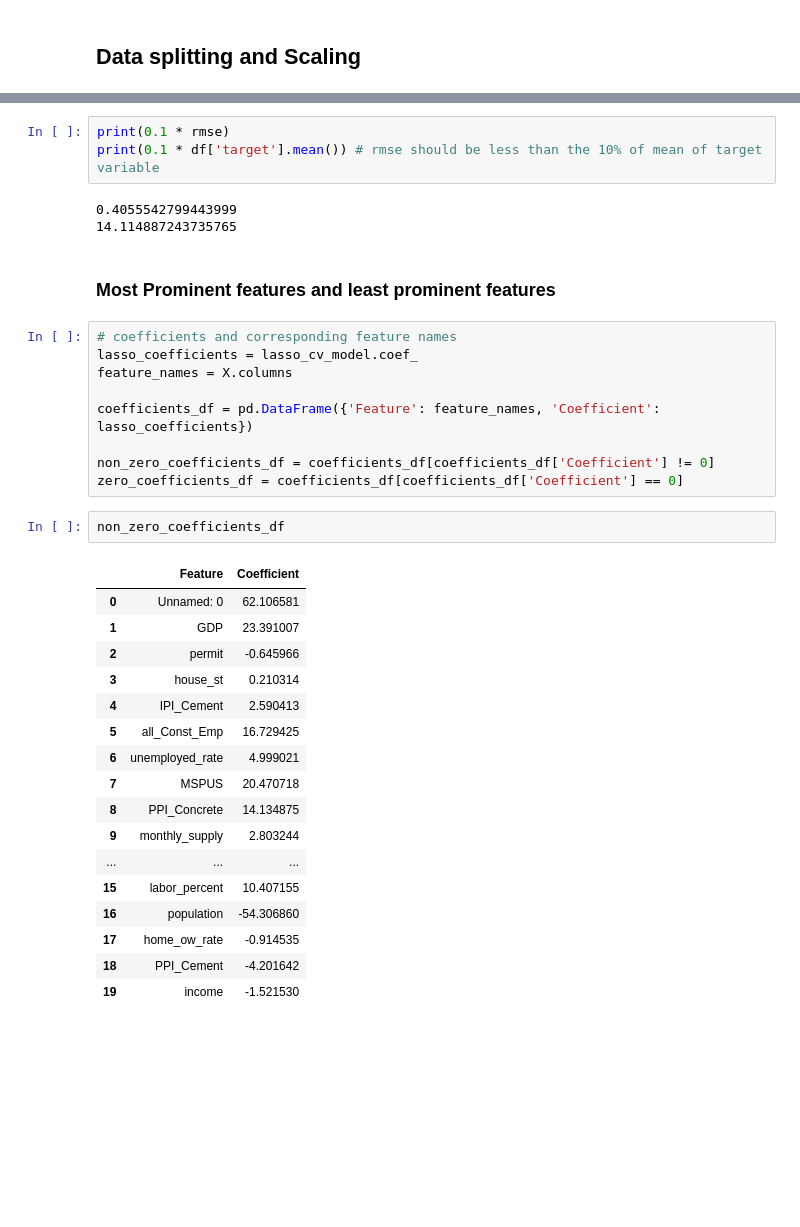
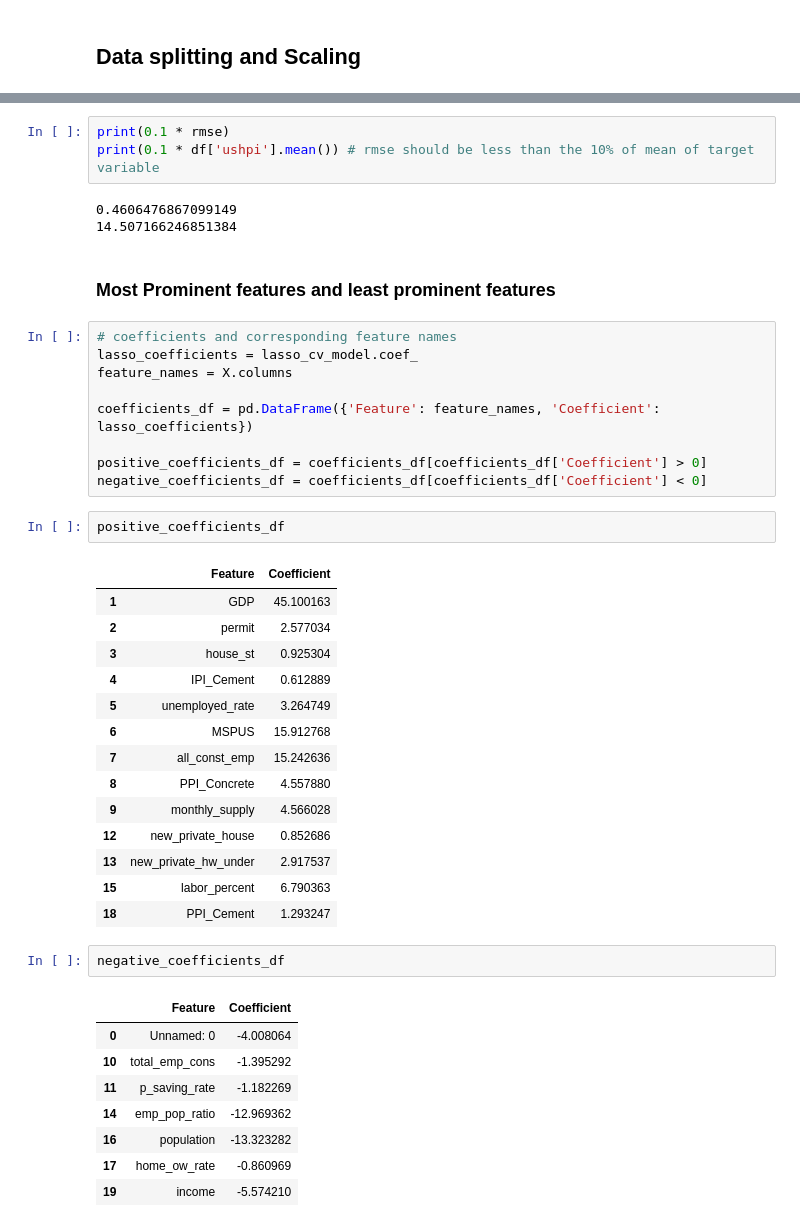
Before and after one commit to somyakmukherjee/US-Home-Price-Prediction, a Jupyter notebook: EDA_&_Modelling.ipynb, the cells around one changed output, grey strips where cells are left out. Saved outputs shown, nothing was run; the diff lists cells and outputs as text; blank space fills up the shorter version.

```diff
--- a/EDA_&_Modelling.ipynb
+++ b/EDA_&_Modelling.ipynb
@@ -464,9 +546,9 @@ Standard Deviation of R-squared: 0.0012
 # %%
 print(0.1 * rmse)
-print(0.1 * df['target'].mean()) # rmse should be less than the 10% of mean of target variable
+print(0.1 * df['ushpi'].mean()) # rmse should be less than the 10% of mean of target variable
 # %% [output]
-0.4055542799443999
-14.114887243735765
+0.4606476867099149
+14.507166246851384
 # %% [markdown]
 ### **Most Prominent features and least prominent features**
 # %%
@@ -476,28 +558,36 @@ feature_names = X.columns
 
 coefficients_df = pd.DataFrame({'Feature': feature_names, 'Coefficient': lasso_coefficients})
 
-non_zero_coefficients_df = coefficients_df[coefficients_df['Coefficient'] != 0]
-zero_coefficients_df = coefficients_df[coefficients_df['Coefficient'] == 0]
+positive_coefficients_df = coefficients_df[coefficients_df['Coefficient'] > 0]
+negative_coefficients_df = coefficients_df[coefficients_df['Coefficient'] < 0]
-# %%
-non_zero_coefficients_df
-# %% [output]
-|  | Feature | Coefficient |
-| 0 | Unnamed: 0 | 62.106581 |
-| 1 | GDP | 23.391007 |
-| 2 | permit | -0.645966 |
-| 3 | house_st | 0.210314 |
-| 4 | IPI_Cement | 2.590413 |
-| 5 | all_Const_Emp | 16.729425 |
-| 6 | unemployed_rate | 4.999021 |
-| 7 | MSPUS | 20.470718 |
-| 8 | PPI_Concrete | 14.134875 |
-| 9 | monthly_supply | 2.803244 |
-| ... | ... | ... |
-| 15 | labor_percent | 10.407155 |
-| 16 | population | -54.306860 |
-| 17 | home_ow_rate | -0.914535 |
-| 18 | PPI_Cement | -4.201642 |
-| 19 | income | -1.521530 |
+# %%
+positive_coefficients_df
+# %% [output]
+|  | Feature | Coefficient |
+| 1 | GDP | 45.100163 |
+| 2 | permit | 2.577034 |
+| 3 | house_st | 0.925304 |
+| 4 | IPI_Cement | 0.612889 |
+| 5 | unemployed_rate | 3.264749 |
+| 6 | MSPUS | 15.912768 |
+| 7 | all_const_emp | 15.242636 |
+| 8 | PPI_Concrete | 4.557880 |
+| 9 | monthly_supply | 4.566028 |
+| 12 | new_private_house | 0.852686 |
+| 13 | new_private_hw_under | 2.917537 |
+| 15 | labor_percent | 6.790363 |
+| 18 | PPI_Cement | 1.293247 |
+# %%
+negative_coefficients_df
+# %% [output]
+|  | Feature | Coefficient |
+| 0 | Unnamed: 0 | -4.008064 |
+| 10 | total_emp_cons | -1.395292 |
+| 11 | p_saving_rate | -1.182269 |
+| 14 | emp_pop_ratio | -12.969362 |
+| 16 | population | -13.323282 |
+| 17 | home_ow_rate | -0.860969 |
+| 19 | income | -5.574210 |
 # %%
 import numpy as np
 import matplotlib.pyplot as plt
```
Also changed, not shown: parts of 46 cells of this notebook.
